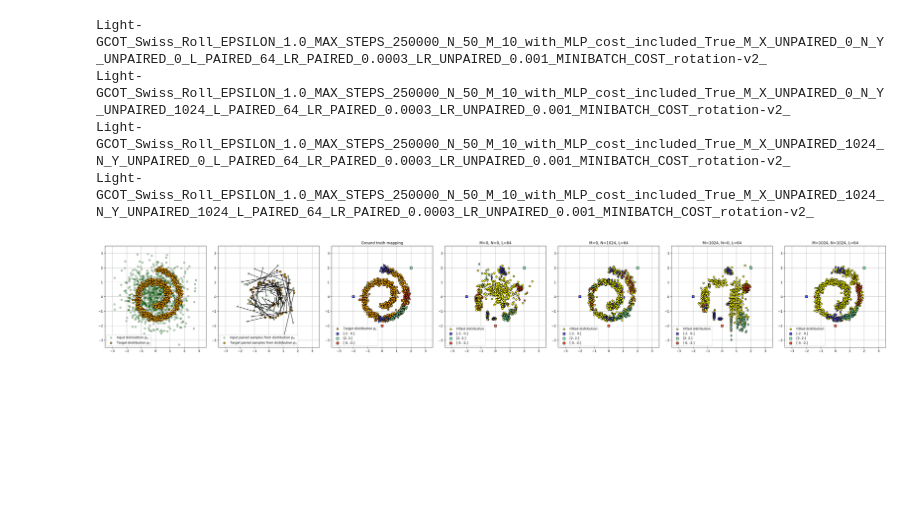
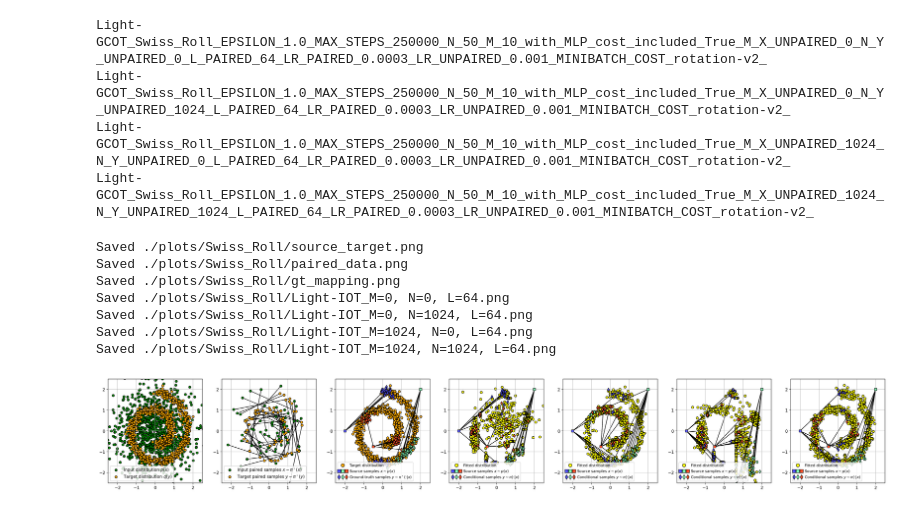
Before and after one commit to MuXauJl11110/EBiEOT, a Jupyter notebook: notebooks/swiss_roll_plot.ipynb, the cells around one changed output. Saved outputs shown, nothing was run; the diff lists cells and outputs as text; code cells hidden in the pictures; blank space fills up the shorter version.

Commit message:
Changed swiss_roll_plot notebook for plotting synthetic data

```diff
--- a/notebooks/swiss_roll_plot.ipynb
+++ b/notebooks/swiss_roll_plot.ipynb
@@ -119,7 +121,8 @@ else:
 # %% [markdown]
 ## 4. Plotting
 # %%
-starting_points = torch.tensor([[-2.0, 0.0], [2.0, 2.0], [0.0, -2.0]])
+# starting_points = torch.tensor([[-2.0, 0.0], [2.0, 2.0], [0.0, -2.0]])
+starting_points = torch.tensor([[-2.0, 0.0], [2.0, 2.0], [-0.5, -0.75]])
 # %%
 gt_Y_points = get_GT_points(X_sampler, Y_sampler, otp_sampler, starting_points)
 # %%
@@ -155,15 +158,25 @@ Light-GCOT_Swiss_Roll_EPSILON_1.0_MAX_STEPS_250000_N_50_M_10_with_MLP_cost_inclu
 Light-GCOT_Swiss_Roll_EPSILON_1.0_MAX_STEPS_250000_N_50_M_10_with_MLP_cost_included_True_M_X_UNPAIRED_0_N_Y_UNPAIRED_1024_L_PAIRED_64_LR_PAIRED_0.0003_LR_UNPAIRED_0.001_MINIBATCH_COST_rotation-v2_
 Light-GCOT_Swiss_Roll_EPSILON_1.0_MAX_STEPS_250000_N_50_M_10_with_MLP_cost_included_True_M_X_UNPAIRED_1024_N_Y_UNPAIRED_0_L_PAIRED_64_LR_PAIRED_0.0003_LR_UNPAIRED_0.001_MINIBATCH_COST_rotation-v2_
 Light-GCOT_Swiss_Roll_EPSILON_1.0_MAX_STEPS_250000_N_50_M_10_with_MLP_cost_included_True_M_X_UNPAIRED_1024_N_Y_UNPAIRED_1024_L_PAIRED_64_LR_PAIRED_0.0003_LR_UNPAIRED_0.001_MINIBATCH_COST_rotation-v2_
-# %%
-plot_swiss_roll(
-    models_dict,
-    X_sampler,
-    Y_sampler,
-    X_paired_train,
-    Y_paired_train,
-    starting_points,
-    gt_Y_points,
-)
-# %% [output]
-[figure, removed]
+# %%
+SAVE_DIR = "./plots/Swiss_Roll/"
+# %%
+plot_swiss_roll(
+    models_dict,
+    X_sampler,
+    Y_sampler,
+    X_paired_train,
+    Y_paired_train,
+    starting_points,
+    gt_Y_points,
+    save_dir=SAVE_DIR,
+)
+# %% [output]
+Saved ./plots/Swiss_Roll/source_target.png
+Saved ./plots/Swiss_Roll/paired_data.png
+Saved ./plots/Swiss_Roll/gt_mapping.png
+Saved ./plots/Swiss_Roll/Light-IOT_M=0, N=0, L=64.png
+Saved ./plots/Swiss_Roll/Light-IOT_M=0, N=1024, L=64.png
+Saved ./plots/Swiss_Roll/Light-IOT_M=1024, N=0, L=64.png
+Saved ./plots/Swiss_Roll/Light-IOT_M=1024, N=1024, L=64.png
+[figure, added]
```
Also changed, not shown: parts of 2 cells of this notebook, 2 other files.
